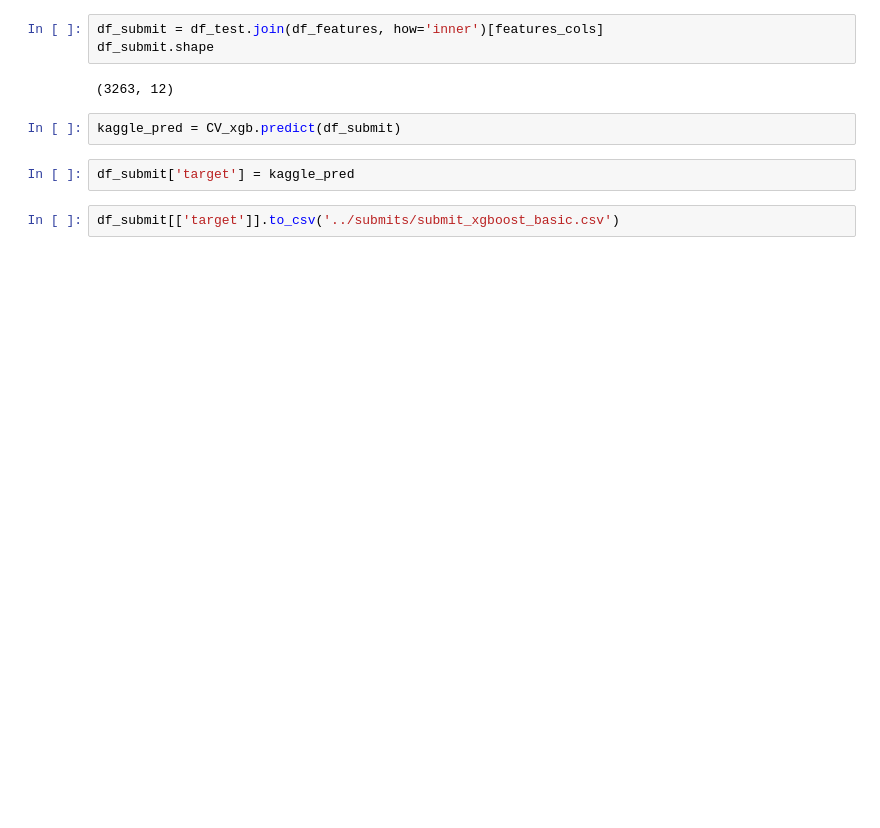
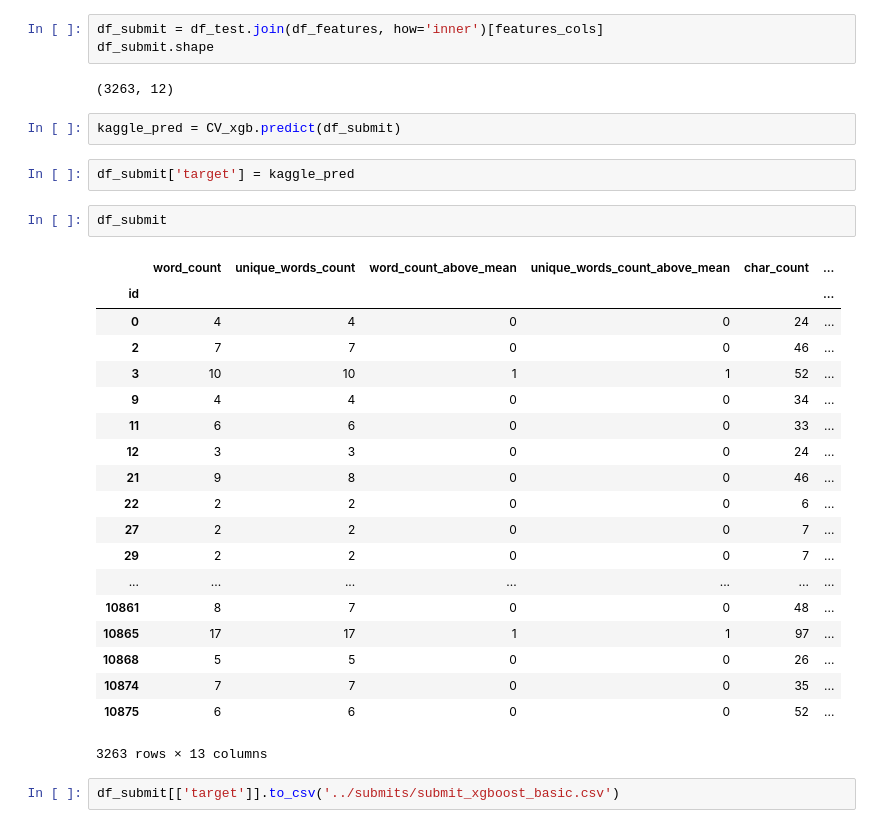
Before and after one commit to fsicardir/datos-tp2, a Jupyter notebook: notebooks_models/xgboost_basic.ipynb, the cells around one changed output. Cells and saved outputs as stored; diff of their text form; blank space fills up the shorter version.

```diff
--- a/notebooks_models/xgboost_basic.ipynb
+++ b/notebooks_models/xgboost_basic.ipynb
@@ -81,5 +81,27 @@ df_submit.shape
 kaggle_pred = CV_xgb.predict(df_submit)
 # %%
 df_submit['target'] = kaggle_pred
+# %%
+df_submit
+# %% [output]
+|  | word_count | unique_words_count | word_count_above_mean | unique_words_count_above_mean | char_count | ... |
+| id |  |  |  |  |  | ... |
+| 0 | 4 | 4 | 0 | 0 | 24 | ... |
+| 2 | 7 | 7 | 0 | 0 | 46 | ... |
+| 3 | 10 | 10 | 1 | 1 | 52 | ... |
+| 9 | 4 | 4 | 0 | 0 | 34 | ... |
+| 11 | 6 | 6 | 0 | 0 | 33 | ... |
+| 12 | 3 | 3 | 0 | 0 | 24 | ... |
+| 21 | 9 | 8 | 0 | 0 | 46 | ... |
+| 22 | 2 | 2 | 0 | 0 | 6 | ... |
+| 27 | 2 | 2 | 0 | 0 | 7 | ... |
+| 29 | 2 | 2 | 0 | 0 | 7 | ... |
+| ... | ... | ... | ... | ... | ... | ... |
+| 10861 | 8 | 7 | 0 | 0 | 48 | ... |
+| 10865 | 17 | 17 | 1 | 1 | 97 | ... |
+| 10868 | 5 | 5 | 0 | 0 | 26 | ... |
+| 10874 | 7 | 7 | 0 | 0 | 35 | ... |
+| 10875 | 6 | 6 | 0 | 0 | 52 | ... |
+3263 rows × 13 columns
 # %%
 df_submit[['target']].to_csv('../submits/submit_xgboost_basic.csv')
```
Also changed, not shown: parts of 3 cells of this notebook, 3 other files.
